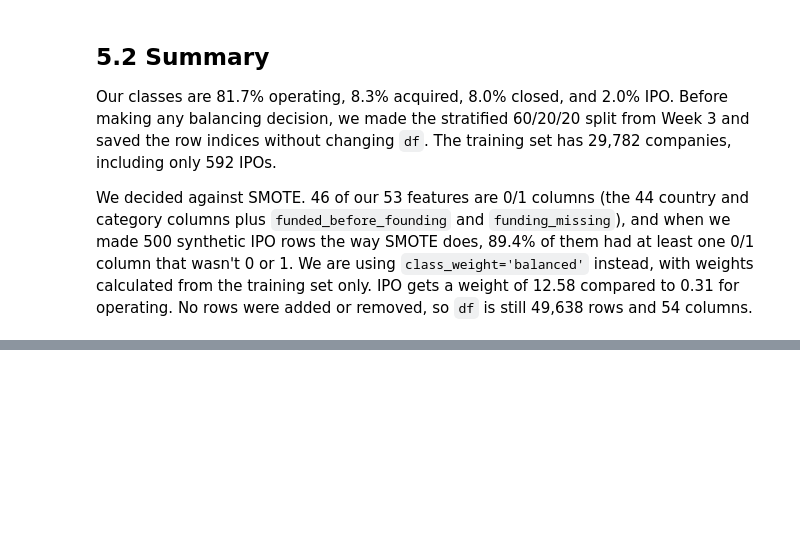
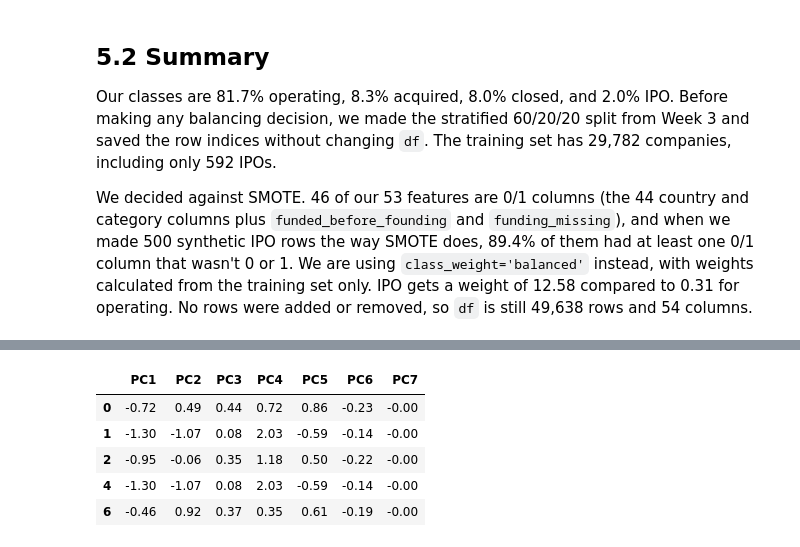
Before and after one commit to Hughes-Tyler/AnalyticsCapstone, a Jupyter notebook: notebooks/main.ipynb, the cells around one changed output, grey strips where cells are left out. Saved outputs shown, nothing was run; the diff lists cells and outputs as text; code cells hidden in the pictures; blank space fills up the shorter version.

```diff
--- a/notebooks/main.ipynb
+++ b/notebooks/main.ipynb
@@ -1178,0 +1227,14 @@ We decided against SMOTE. 46 of our 53 features are 0/1 columns (the 44 country
+# %%
+# Store the PCA results in a separate dataframe so we don't overwrite df just yet.
+# We keep the exact same index as the original df so the train/val/test splits stay connected
+pca_col_names = [f'PC{i}' for i in range(1, pca_all.shape[1] + 1)]
+df_pca = pd.DataFrame(pca_all, columns=pca_col_names, index=df.index)
+
+df_pca.head()
+# %% [output]
+|  | PC1 | PC2 | PC3 | PC4 | PC5 | PC6 | PC7 |
+| 0 | -0.72 | 0.49 | 0.44 | 0.72 | 0.86 | -0.23 | -0.00 |
+| 1 | -1.30 | -1.07 | 0.08 | 2.03 | -0.59 | -0.14 | -0.00 |
+| 2 | -0.95 | -0.06 | 0.35 | 1.18 | 0.50 | -0.22 | -0.00 |
+| 4 | -1.30 | -1.07 | 0.08 | 2.03 | -0.59 | -0.14 | -0.00 |
+| 6 | -0.46 | 0.92 | 0.37 | 0.35 | 0.61 | -0.19 | -0.00 |
```
Also changed, not shown: parts of 8 cells of this notebook.
